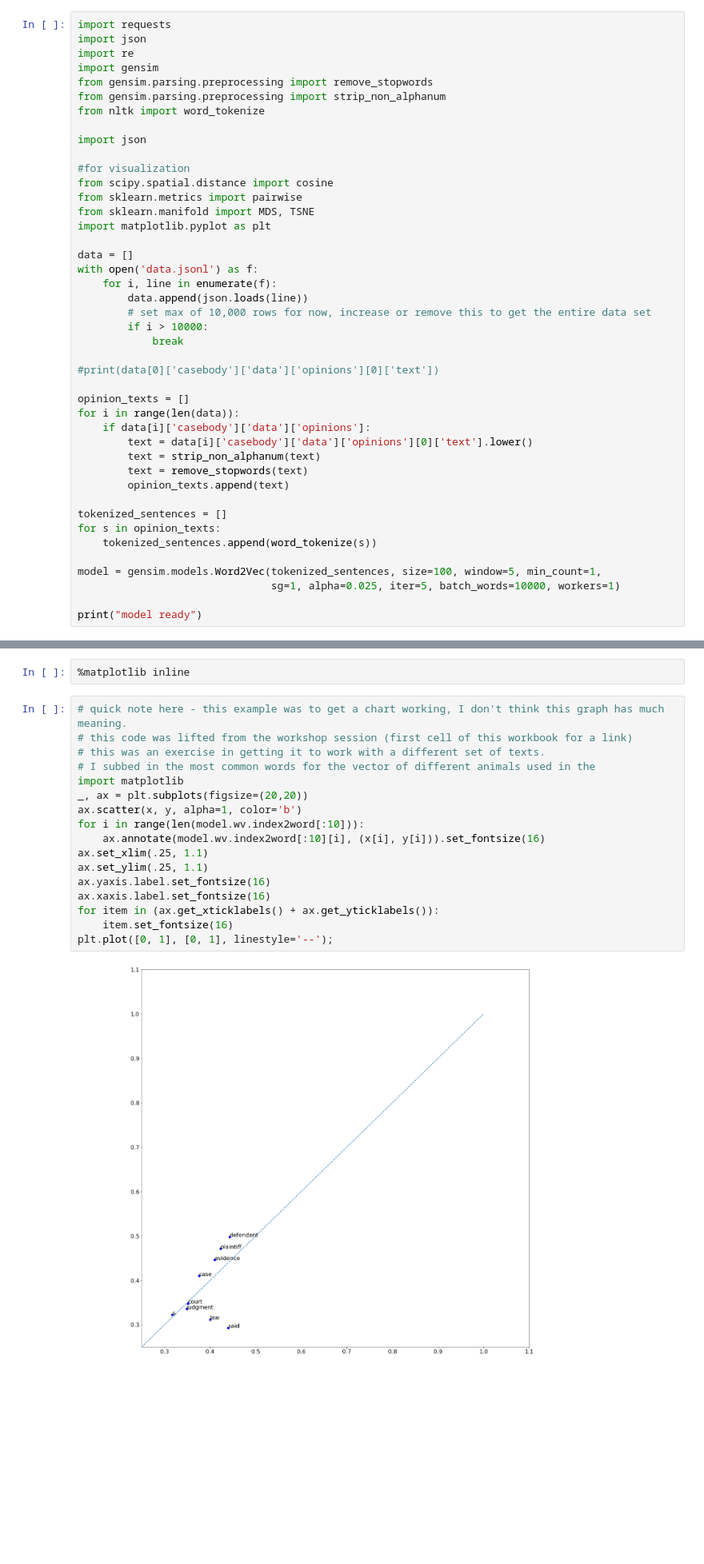
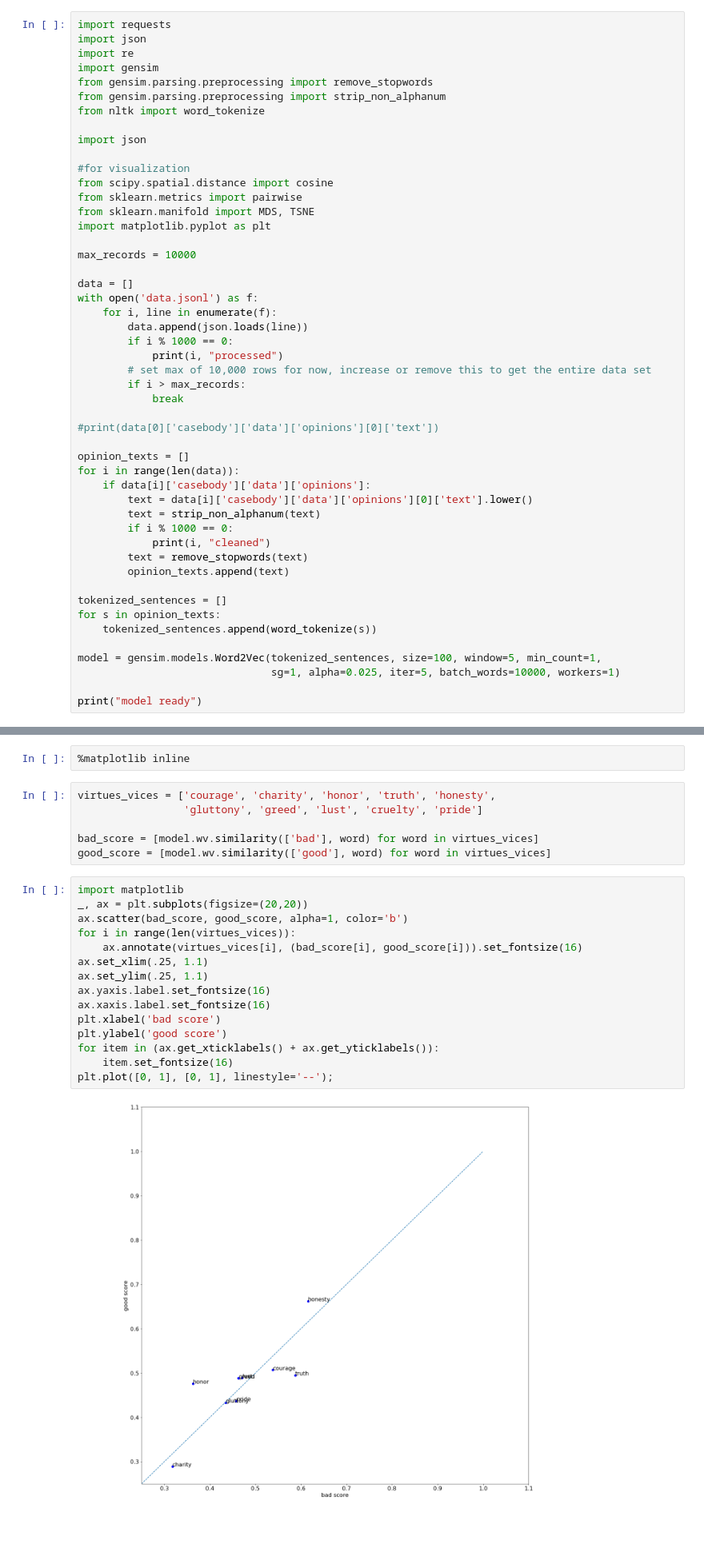
Before and after one commit to gboushey/TextXD-CaseLaw, a Jupyter notebook: Illinois.ipynb, the cells around one changed output, grey strips where cells are left out. Shown at 80% size. Drawn from its saved outputs; the diff is of its cells as text; blank space fills up the shorter version.

```diff
--- a/Illinois.ipynb
+++ b/Illinois.ipynb
@@ -33,12 +33,16 @@ from sklearn.metrics import pairwise
 from sklearn.manifold import MDS, TSNE
 import matplotlib.pyplot as plt
 
+max_records = 10000
+
 data = []
 with open('data.jsonl') as f:
     for i, line in enumerate(f):
         data.append(json.loads(line))
+        if i % 1000 == 0:
+            print(i, "processed")
         # set max of 10,000 rows for now, increase or remove this to get the entire data set
-        if i > 10000:
+        if i > max_records:
             break
 
 #print(data[0]['casebody']['data']['opinions'][0]['text'])
@@ -48,6 +52,8 @@ for i in range(len(data)):
     if data[i]['casebody']['data']['opinions']:
         text = data[i]['casebody']['data']['opinions'][0]['text'].lower()
         text = strip_non_alphanum(text)
+        if i % 1000 == 0:
+            print(i, "cleaned")
         text = remove_stopwords(text)
         opinion_texts.append(text)
 
@@ -122,21 +154,25 @@ y = [model.wv.similarity('bad', word) for word in model.wv.index2word[:10]]
 # %%
 %matplotlib inline
+# %%
+virtues_vices = ['courage', 'charity', 'honor', 'truth', 'honesty',
+                 'gluttony', 'greed', 'lust', 'cruelty', 'pride']
+
+bad_score = [model.wv.similarity(['bad'], word) for word in virtues_vices]
+good_score = [model.wv.similarity(['good'], word) for word in virtues_vices]
 # %%
-# quick note here - this example was to get a chart working, I don't think this graph has much meaning.
-# this code was lifted from the workshop session (first cell of this workbook for a link)
-# this was an exercise in getting it to work with a different set of texts.
-# I subbed in the most common words for the vector of different animals used in the
 import matplotlib
 _, ax = plt.subplots(figsize=(20,20))
-ax.scatter(x, y, alpha=1, color='b')
-for i in range(len(model.wv.index2word[:10])):
-    ax.annotate(model.wv.index2word[:10][i], (x[i], y[i])).set_fontsize(16)
+ax.scatter(bad_score, good_score, alpha=1, color='b')
+for i in range(len(virtues_vices)):
+    ax.annotate(virtues_vices[i], (bad_score[i], good_score[i])).set_fontsize(16)
 ax.set_xlim(.25, 1.1)
 ax.set_ylim(.25, 1.1)
 ax.yaxis.label.set_fontsize(16)
 ax.xaxis.label.set_fontsize(16)
+plt.xlabel('bad score')
+plt.ylabel('good score')
 for item in (ax.get_xticklabels() + ax.get_yticklabels()):
     item.set_fontsize(16)
 plt.plot([0, 1], [0, 1], linestyle='--');
 # %% [output]
-[figure, old version]
+[figure, new version]
```
Also changed, not shown: parts of 14 cells of this notebook, 1 other file.
